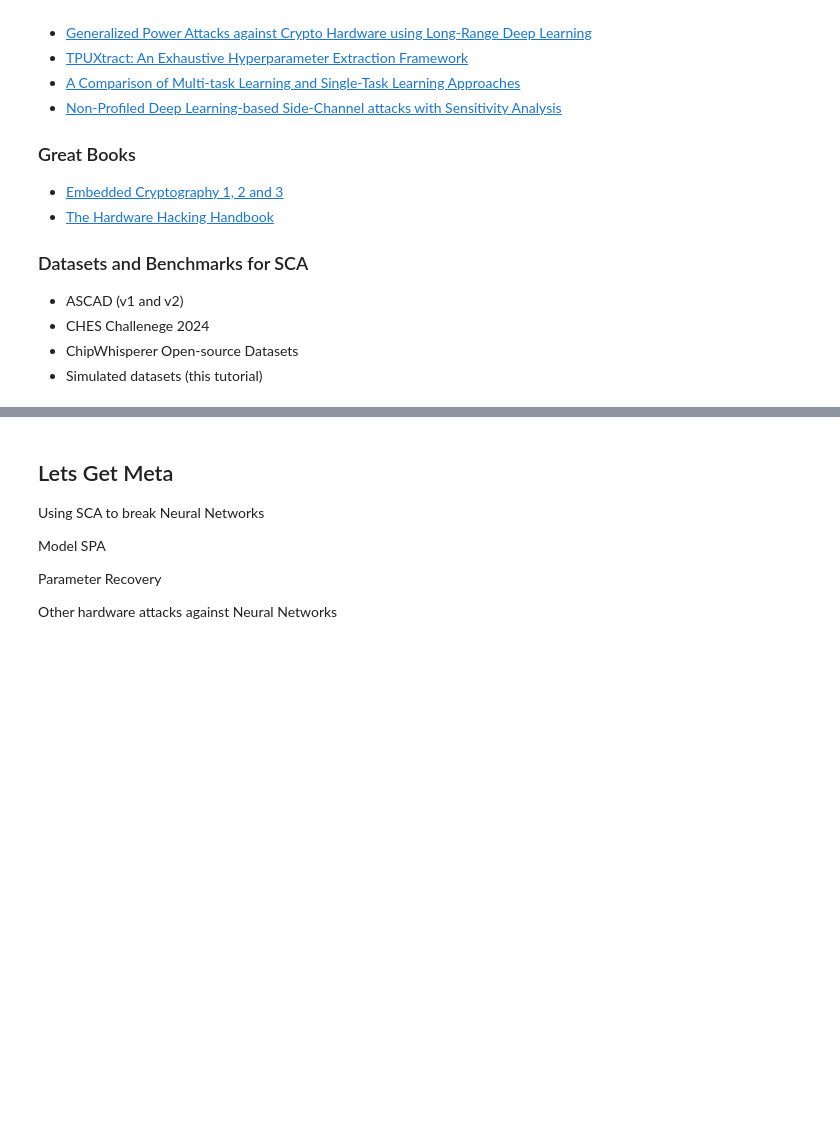
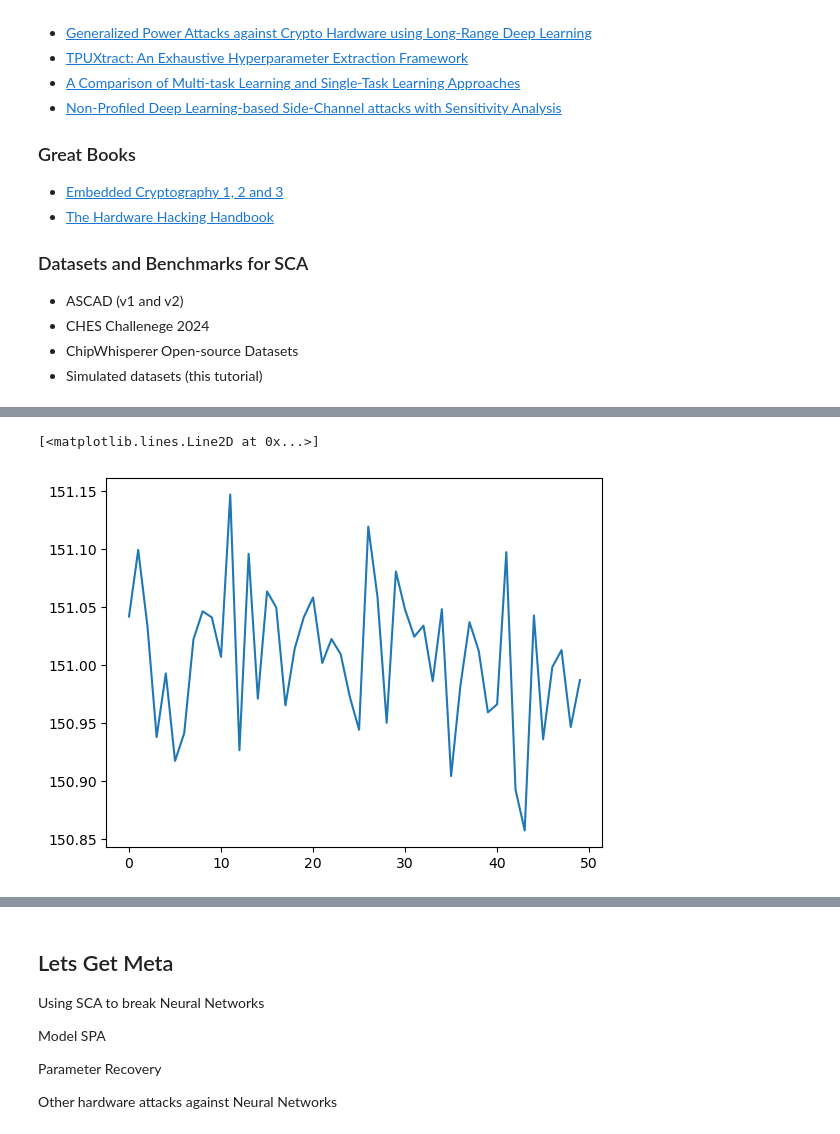
Before and after one commit to king2b3/sca_lecture, a Jupyter notebook: lecture_2_23.ipynb, the cells around one changed output, grey strips where cells are left out. Drawn from its saved outputs; the diff is of its cells as text; code cells hidden in the pictures; blank space fills up the shorter version.

```diff
--- a/lecture_2_23.ipynb
+++ b/lecture_2_23.ipynb
@@ -116,0 +122,8 @@ def gen_traces(number_traces):
+# %%
+#plot the average trace
+trace_avg = np.mean(traces)
+plt.figure()
+plt.plot(temp_x, trace_avg)
+# %% [output]
+[<matplotlib.lines.Line2D at 0x...>]
+[figure, added]
```
Also changed, not shown: parts of 21 cells of this notebook, 1 other file.
